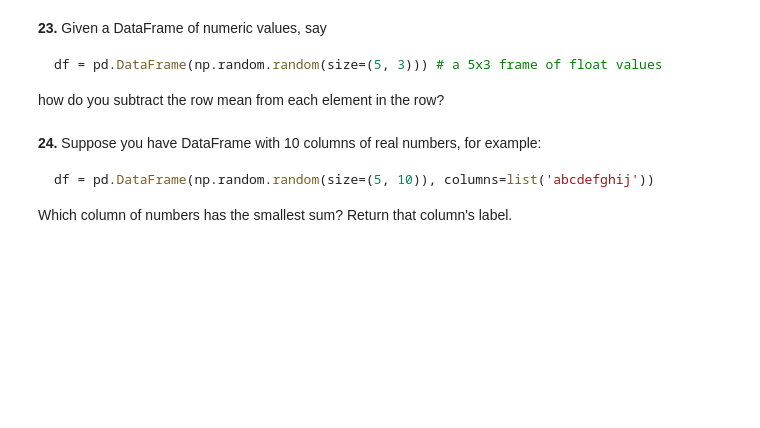
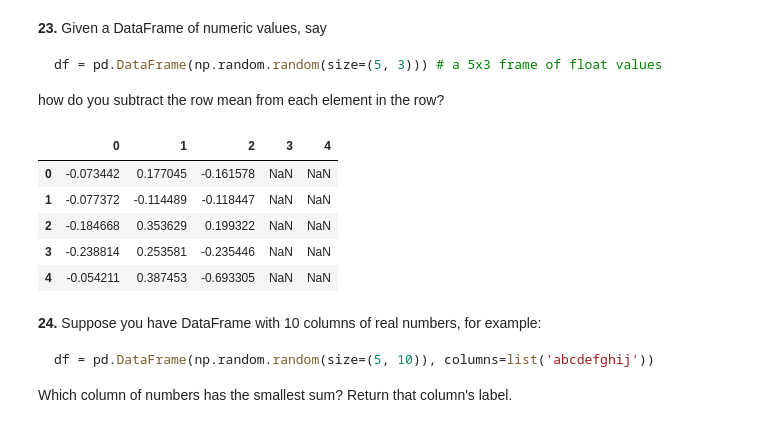
Before and after one commit to amaniedu71/CISC367-h-w, a Jupyter notebook: wk3/100-pandas-puzzles.ipynb, the cells around one changed output. Drawn from its saved outputs; the diff is of its cells as text; code cells hidden in the pictures; blank space fills up the shorter version.

````diff
--- a/wk3/100-pandas-puzzles.ipynb
+++ b/wk3/100-pandas-puzzles.ipynb
@@ -304,6 +339,17 @@ df = pd.DataFrame(np.random.random(size=(5, 3))) # a 5x3 frame of float values
 ```
 
 how do you subtract the row mean from each element in the row?
+# %%
+np.random.seed(0)
+df = pd.DataFrame(np.random(size=(5, 3))) # a 5x3 frame of float values
+df.subtract(df.mean(axis=1), axis=1
+# %% [output]
+|  | 0 | 1 | 2 | 3 | 4 |
+| 0 | -0.073442 | 0.177045 | -0.161578 | NaN | NaN |
+| 1 | -0.077372 | -0.114489 | -0.118447 | NaN | NaN |
+| 2 | -0.184668 | 0.353629 | 0.199322 | NaN | NaN |
+| 3 | -0.238814 | 0.253581 | -0.235446 | NaN | NaN |
+| 4 | -0.054211 | 0.387453 | -0.693305 | NaN | NaN |
 # %% [markdown]
 **24.** Suppose you have DataFrame with 10 columns of real numbers, for example:
 
````
Also changed, not shown: parts of 5 cells of this notebook.
